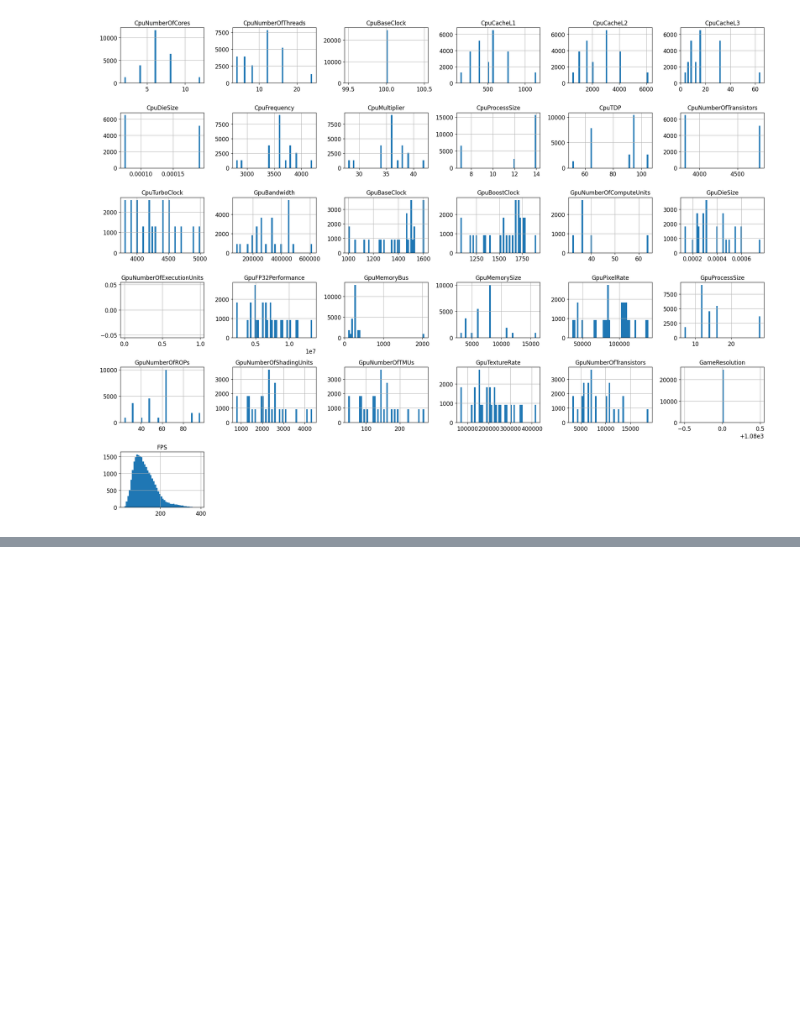
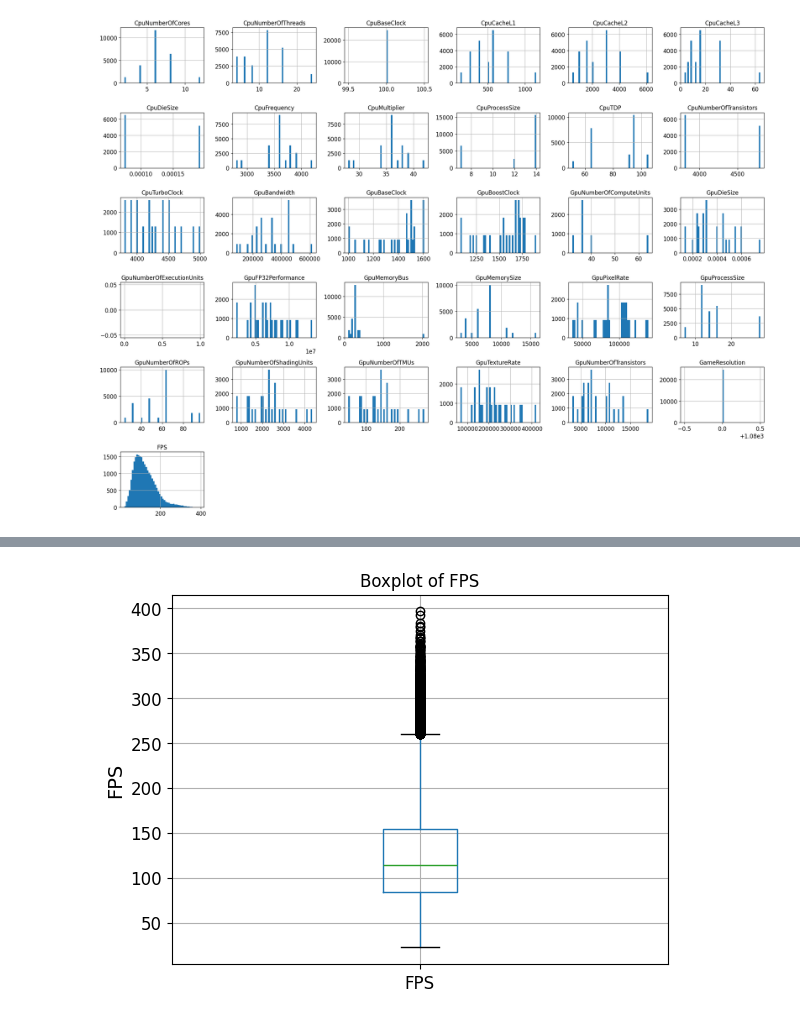
Before and after one commit to SarahBlevin/AAA_Project_Internet_addicts, a Jupyter notebook: AAA_InternetAddicts.ipynb, the cells around one changed output, grey strips where cells are left out. Cells and saved outputs as stored; diff of their text form; code cells hidden in the pictures; blank space fills up the shorter version.

```diff
--- a/AAA_InternetAddicts.ipynb
+++ b/AAA_InternetAddicts.ipynb
@@ -155,0 +226,13 @@ Saving figure attribute_histogram_plots
+# %%
+# Feature combinations
+fps_benchmark_data['GpuPixelRate_GpuBandwidth'] = fps_benchmark_data['GpuPixelRate'] * fps_benchmark_data['GpuBandwidth']
+fps_benchmark_data['GpuFP32Performance_GpuNumberOfROPs'] = fps_benchmark_data['GpuFP32Performance'] * fps_benchmark_data['GpuNumberOfROPs']
+fps_benchmark_data['GpuTextureRate_GpuBandwidth'] = fps_benchmark_data['GpuTextureRate'] / fps_benchmark_data['GpuBandwidth']
+fps_benchmark_data['GpuPixelRate_GpuTextureRate_Avg'] = (fps_benchmark_data['GpuPixelRate'] + fps_benchmark_data['GpuTextureRate']) / 2
+fps_benchmark_data['GpuBoostClock_CpuTurboClock_Diff'] = fps_benchmark_data['GpuBoostClock'] - fps_benchmark_data['CpuTurboClock']
+
+# Correlation matrix with new features
+numerical_features = fps_benchmark_data.select_dtypes(include=['number'])
+corr_matrix = numerical_features.corr()
+sorted_corr_matrix = corr_matrix["FPS"].sort_values(ascending=False)
+print(sorted_corr_matrix)
@@ -155,0 +259,2 @@ Saving figure attribute_histogram_plots
+# %%
+fps_benchmark_data = fps_benchmark_data.drop(['GpuTextureRate_GpuBandwidth', 'GpuBoostClock_CpuTurboClock_Diff'], axis=1)
@@ -155,0 +278,7 @@ Saving figure attribute_histogram_plots
+# %%
+fps_benchmark_data.boxplot(column="FPS")
+plt.title(f'Boxplot of FPS')
+plt.ylabel("FPS")
+plt.show()
+# %% [output]
+[figure, added]
```
Also changed, not shown: parts of 31 cells of this notebook.
